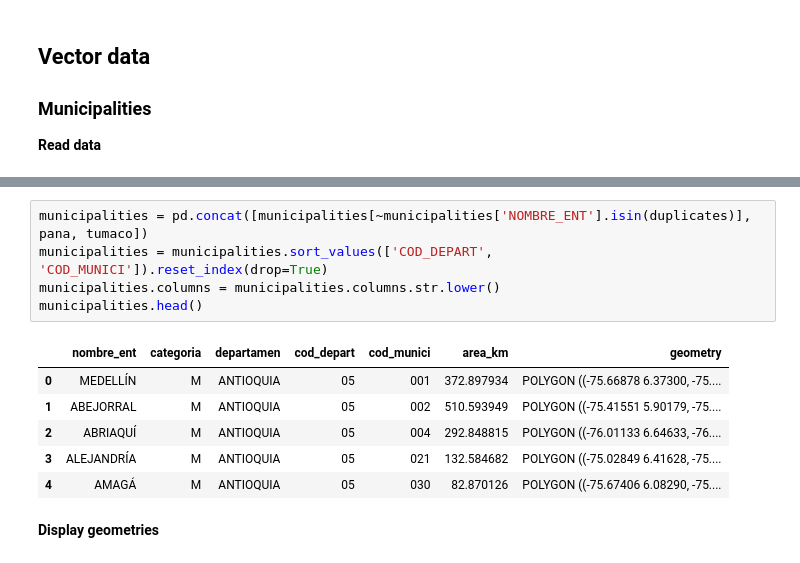
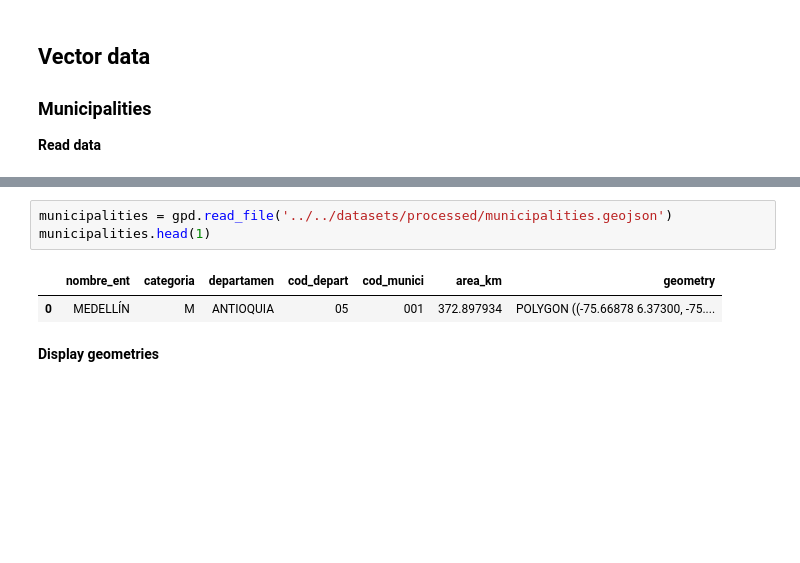
Before and after one commit to Vizzuality/heco-invest, a Jupyter notebook: data/notebooks/Lab/02_Sustainability_Scores.ipynb, the cells around one changed output, grey strips where cells are left out. Saved outputs shown, nothing was run; the diff lists cells and outputs as text; blank space fills up the shorter version.

```diff
--- a/data/notebooks/Lab/01_Sustainability_Scores.ipynb
+++ b/data/notebooks/Lab/02_Sustainability_Scores.ipynb
@@ -216,15 +152,9 @@ tumaco
-# %%
-municipalities = pd.concat([municipalities[~municipalities['NOMBRE_ENT'].isin(duplicates)], pana, tumaco])
-municipalities = municipalities.sort_values(['COD_DEPART', 'COD_MUNICI']).reset_index(drop=True)
-municipalities.columns = municipalities.columns.str.lower()
-municipalities.head()
-# %% [output]
-|  | nombre_ent | categoria | departamen | cod_depart | cod_munici | area_km | geometry |
-| 0 | MEDELLÍN | M | ANTIOQUIA | 05 | 001 | 372.897934 | POLYGON ((-75.66878 6.37300, -75.... |
-| 1 | ABEJORRAL | M | ANTIOQUIA | 05 | 002 | 510.593949 | POLYGON ((-75.41551 5.90179, -75.... |
-| 2 | ABRIAQUÍ | M | ANTIOQUIA | 05 | 004 | 292.848815 | POLYGON ((-76.01133 6.64633, -76.... |
-| 3 | ALEJANDRÍA | M | ANTIOQUIA | 05 | 021 | 132.584682 | POLYGON ((-75.02849 6.41628, -75.... |
-| 4 | AMAGÁ | M | ANTIOQUIA | 05 | 030 | 82.870126 | POLYGON ((-75.67406 6.08290, -75.... |
+# %%
+municipalities = gpd.read_file('../../datasets/processed/municipalities.geojson')
+municipalities.head(1)
+# %% [output]
+|  | nombre_ent | categoria | departamen | cod_depart | cod_munici | area_km | geometry |
+| 0 | MEDELLÍN | M | ANTIOQUIA | 05 | 001 | 372.897934 | POLYGON ((-75.66878 6.37300, -75.... |
 # %% [markdown]
 **Display geometries**
 # %%
```
Also changed, not shown: parts of 31 cells of this notebook, 2 other files.
